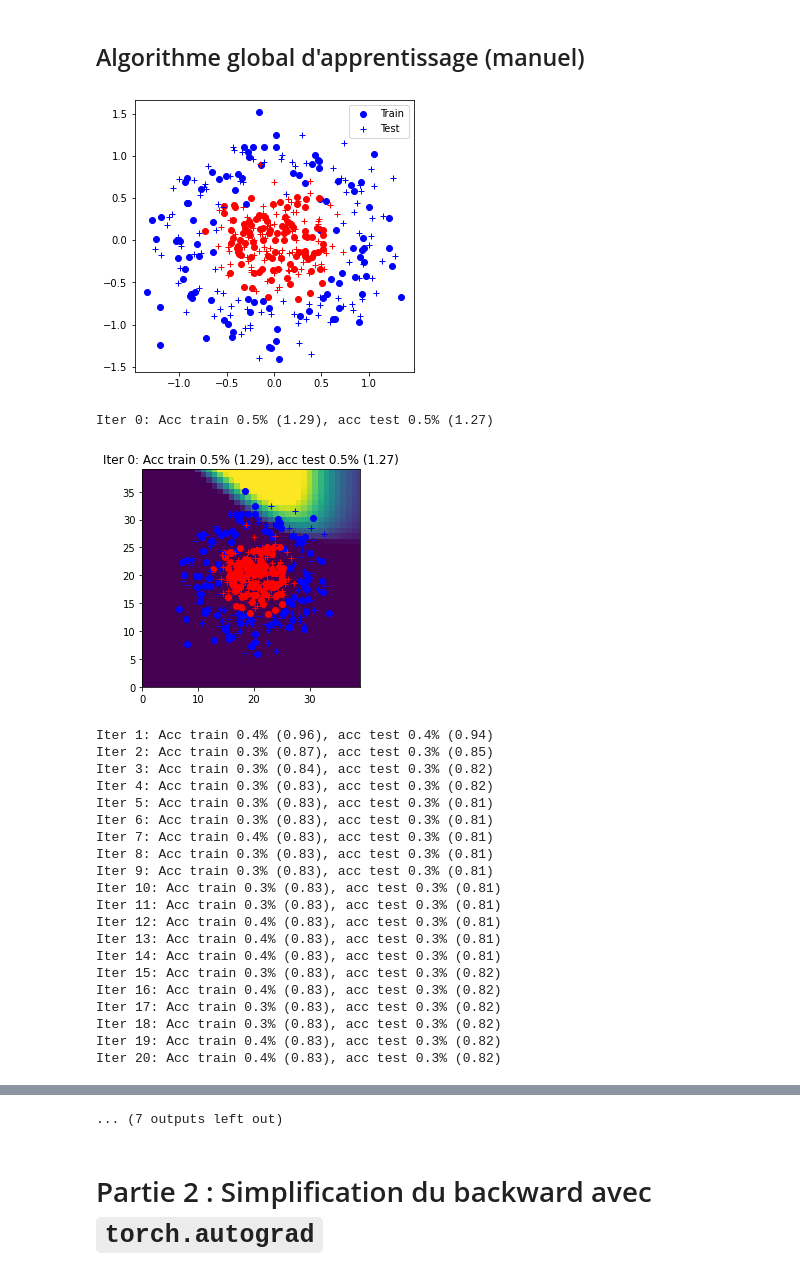
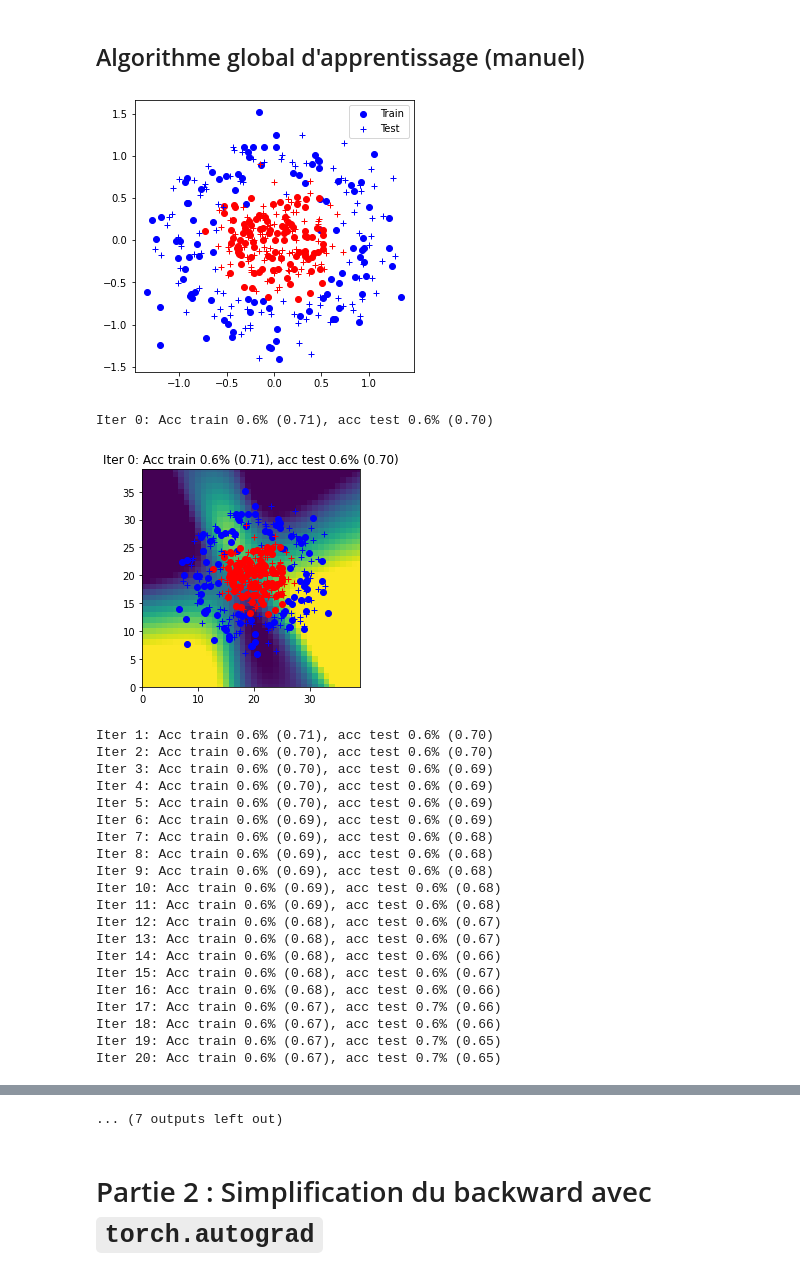
Before and after one commit to jean3108/Reconnaissance-Forme-Analyse-Image, a Jupyter notebook: Deep_learning/TP_3_4_Introduction_aux_réseaux_de_neurones_Sorbonne.ipynb, the cells around one changed output, grey strips where cells are left out. Cells and saved outputs as stored; diff of their text form; code cells hidden in the pictures.

```diff
--- a/Deep_learning/TP_3_4_Introduction_aux_réseaux_de_neurones_Sorbonne.ipynb
+++ b/Deep_learning/TP_3_4_Introduction_aux_réseaux_de_neurones_Sorbonne.ipynb
@@ -123,7 +123,7 @@ def backward(params, outputs, Y):
 
     grads["ytilde"] = (outputs["yhat"]-Y)/bsize
     grads["Wy"] = torch.matmul(outputs["h"].T,grads["ytilde"])
-    grads["htilde"] = torch.matmul(grads["ytilde"],params["Wy"].T)
+    grads["h"] = torch.matmul(grads["ytilde"],params["Wy"].T)
     grads["Wh"] = torch.matmul(outputs["X"].T,grads["htilde"])
     grads["by"] = grads["ytilde"].sum(0)
     grads["bh"] = grads["htilde"].sum(0)
@@ -160,7 +160,7 @@ Nbatch = 10
 nx = data.Xtrain.shape[1]
 nh = 10
 ny = data.Ytrain.shape[1]
-eta = 0.01
+eta = 0.03
 
 params = init_params(nx, nh, ny)
 
@@ -191,52 +191,52 @@ for iteration in range(150):
         gradients = backward(params, out, Y)
         sgd(params, gradients, eta)
     ####################
     ##      FIN        #
     ####################
     Yhat_train, _ = forward(params, data.Xtrain)
     Yhat_test, _ = forward(params, data.Xtest)
     Ltrain, acctrain = loss_accuracy(Yhat_train, data.Ytrain)
     Ltest, acctest = loss_accuracy(Yhat_test, data.Ytest)
     Ygrid, _ = forward(params, data.Xgrid)
 
     title = 'Iter {}: Acc train {:.1f}% ({:.2f}), acc test {:.1f}% ({:.2f})'.format(iteration,acctrain, Ltrain, acctest, Ltest)
     print(title)
     if iteration % 20 == 0:
         data.plot_data_with_grid(Ygrid, title)
 
     curves[0].append(acctrain)
     curves[1].append(acctest)
     curves[2].append(Ltrain)
     curves[3].append(Ltest)
 
 fig = plt.figure()
 plt.plot(curves[0], label="acc. train")
 plt.plot(curves[1], label="acc. test")
 plt.plot(curves[2], label="loss train")
 plt.plot(curves[3], label="loss test")
 plt.legend()
 plt.show()
 # %% [output]
 [figure]
-Iter 0: Acc train 0.5% (1.29), acc test 0.5% (1.27)
+Iter 0: Acc train 0.6% (0.71), acc test 0.6% (0.70)
-[figure, old version]
+[figure, new version]
-Iter 1: Acc train 0.4% (0.96), acc test 0.4% (0.94)
-Iter 2: Acc train 0.3% (0.87), acc test 0.3% (0.85)
-Iter 3: Acc train 0.3% (0.84), acc test 0.3% (0.82)
-Iter 4: Acc train 0.3% (0.83), acc test 0.3% (0.82)
-Iter 5: Acc train 0.3% (0.83), acc test 0.3% (0.81)
-Iter 6: Acc train 0.3% (0.83), acc test 0.3% (0.81)
-Iter 7: Acc train 0.4% (0.83), acc test 0.3% (0.81)
-Iter 8: Acc train 0.3% (0.83), acc test 0.3% (0.81)
-Iter 9: Acc train 0.3% (0.83), acc test 0.3% (0.81)
-Iter 10: Acc train 0.3% (0.83), acc test 0.3% (0.81)
-Iter 11: Acc train 0.3% (0.83), acc test 0.3% (0.81)
-Iter 12: Acc train 0.4% (0.83), acc test 0.3% (0.81)
-Iter 13: Acc train 0.4% (0.83), acc test 0.3% (0.81)
-Iter 14: Acc train 0.4% (0.83), acc test 0.3% (0.81)
-Iter 15: Acc train 0.3% (0.83), acc test 0.3% (0.82)
-Iter 16: Acc train 0.4% (0.83), acc test 0.3% (0.82)
-Iter 17: Acc train 0.3% (0.83), acc test 0.3% (0.82)
-Iter 18: Acc train 0.3% (0.83), acc test 0.3% (0.82)
-Iter 19: Acc train 0.4% (0.83), acc test 0.3% (0.82)
-Iter 20: Acc train 0.4% (0.83), acc test 0.3% (0.82)
+Iter 1: Acc train 0.6% (0.71), acc test 0.6% (0.70)
+Iter 2: Acc train 0.6% (0.70), acc test 0.6% (0.70)
+Iter 3: Acc train 0.6% (0.70), acc test 0.6% (0.69)
+Iter 4: Acc train 0.6% (0.70), acc test 0.6% (0.69)
+Iter 5: Acc train 0.6% (0.70), acc test 0.6% (0.69)
+Iter 6: Acc train 0.6% (0.69), acc test 0.6% (0.69)
+Iter 7: Acc train 0.6% (0.69), acc test 0.6% (0.68)
+Iter 8: Acc train 0.6% (0.69), acc test 0.6% (0.68)
+Iter 9: Acc train 0.6% (0.69), acc test 0.6% (0.68)
+Iter 10: Acc train 0.6% (0.69), acc test 0.6% (0.68)
+Iter 11: Acc train 0.6% (0.69), acc test 0.6% (0.68)
+Iter 12: Acc train 0.6% (0.68), acc test 0.6% (0.67)
+Iter 13: Acc train 0.6% (0.68), acc test 0.6% (0.67)
+Iter 14: Acc train 0.6% (0.68), acc test 0.6% (0.66)
+Iter 15: Acc train 0.6% (0.68), acc test 0.6% (0.67)
+Iter 16: Acc train 0.6% (0.68), acc test 0.6% (0.66)
+Iter 17: Acc train 0.6% (0.67), acc test 0.7% (0.66)
+Iter 18: Acc train 0.6% (0.67), acc test 0.6% (0.66)
+Iter 19: Acc train 0.6% (0.67), acc test 0.7% (0.65)
+Iter 20: Acc train 0.6% (0.67), acc test 0.7% (0.65)
```
Also changed, not shown: parts of 5 cells of this notebook.
